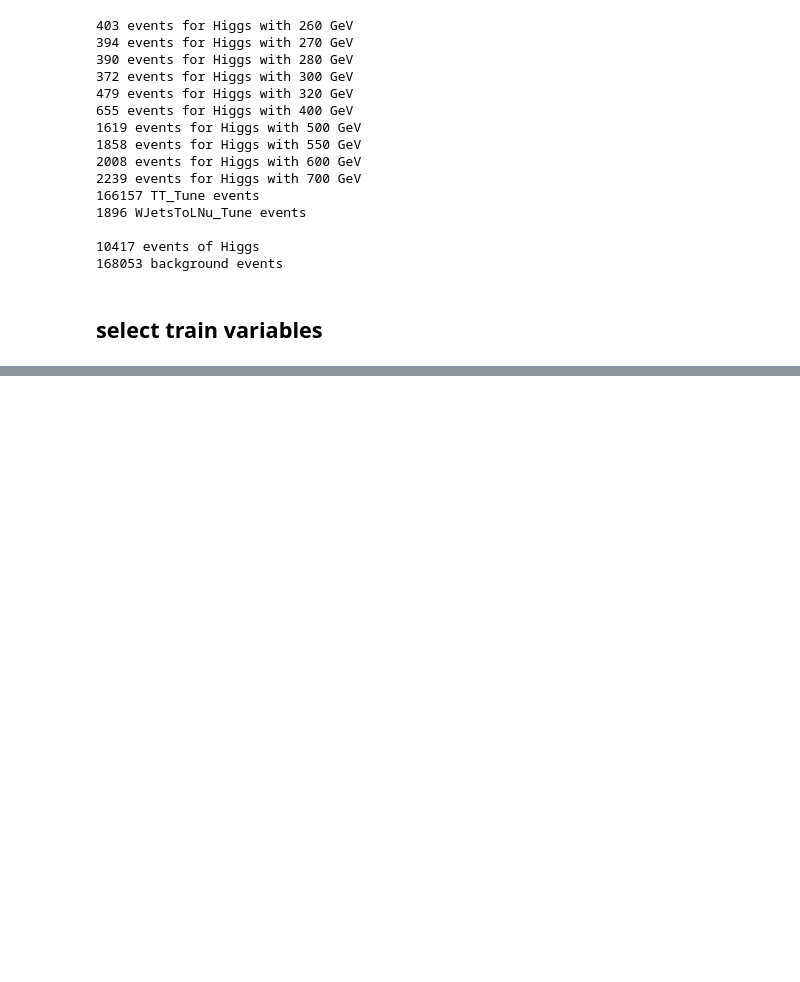
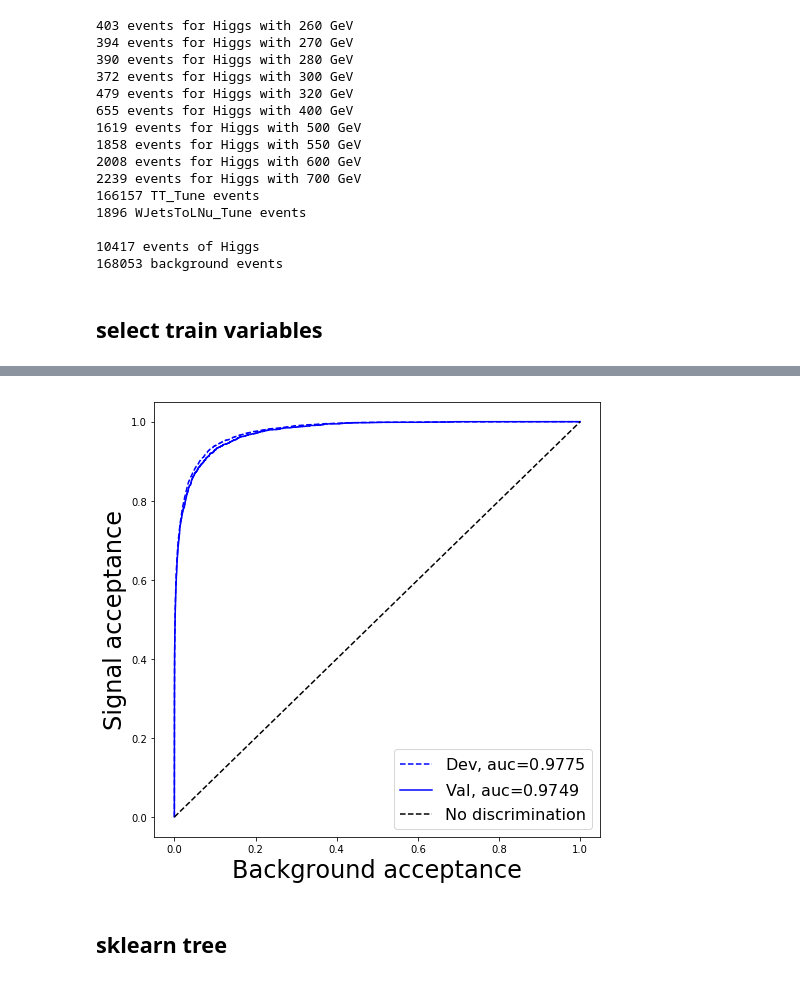
Before and after one commit to antcap96/estagio, a Jupyter notebook: BDT.ipynb, the cells around one changed output, grey strips where cells are left out. Cells and saved outputs as stored; diff of their text form; code cells hidden in the pictures; blank space fills up the shorter version.

```diff
--- a/BDT.ipynb
+++ b/BDT.ipynb
@@ -111,3 +126,24 @@ X_train, X_test, y_train, y_test = train_test_split(allData[classTrainFeatures],
+# %%
+def cleanData(X, y):
+    """
+    Recives data and labels (X and y)
+
+    Returns: X, y after removing points that would fail to convert to float32
+    """
+    over  = (X > np.finfo(np.float32).max)
+    under = (X < np.finfo(np.float32).min)
+    selecting = pandas.Series(np.zeros(len(X)), dtype=np.bool)
+
+    for label in over.columns:
+        selecting = selecting | over[label] | under[label]
+
+    y = y[np.logical_not(selecting)]#.astype('float32')
+    X = X[np.logical_not(selecting)].reset_index(drop=True)#.values.astype('float32')
+
+    return X, y
+# %%
+X_train, y_train = cleanData(X_train, y_train)
+X_test , y_test  = cleanData(X_test , y_test )
 # %%
 scale = len(allBackgroundData)/len(allSignalData)
 
@@ -117,7 +153,12 @@ weights_test = np.ones(len(y_test))
 weights_train[y_train == 1] = scale
 weights_test[y_test == 1] = scale
 # %%
-# fit model no training data
-model = xgb.XGBClassifier(random_state=1337, silent=False, scale_pos_weight=scale, objective='binary:logistic',n_estimators=300 , eval_metric='auc')
+%%time
+# fit model on training data
+model = xgb.XGBClassifier(random_state=1337, silent=False,
+                          scale_pos_weight=scale,
+                          objective='binary:logistic',
+                          n_estimators=100, eval_metric='auc',
+                          n_jobs=8) #NOTE: number os threads to execute
 model.fit(X_train, y_train)
 # %% [output]
@@ -154,0 +191,19 @@ print(model.score(X_test, y_test, sample_weight=weights_test))
+# %%
+from sklearn import metrics
+
+plt.figure(figsize=[8, 8])
+plt.plot(*metrics.roc_curve(y_train, model.predict_proba(X_train)[:,1])[:2],
+         label=r'Dev, auc=${:.4f}$'.format(metrics.roc_auc_score(y_train, model.predict_proba(X_train)[:,1])),
+         color='b', linestyle='dashed')
+plt.plot(*metrics.roc_curve(y_test, model.predict_proba(X_test)[:,1])[:2],
+         label=r'Val, auc=${:.4f}$'.format(metrics.roc_auc_score(y_test, model.predict_proba(X_test)[:,1])),
+         color='b')
+plt.plot([0, 1], [0, 1], 'k--', label='No discrimination')
+plt.xlabel('Background acceptance', fontsize=24, color='black')
+plt.ylabel('Signal acceptance', fontsize=24, color='black')
+plt.legend(loc='best', fontsize=16)
+plt.show()
+# %% [output]
+[figure, added]
+# %% [markdown]
+## sklearn tree
```
Also changed, not shown: parts of 30 cells of this notebook.
